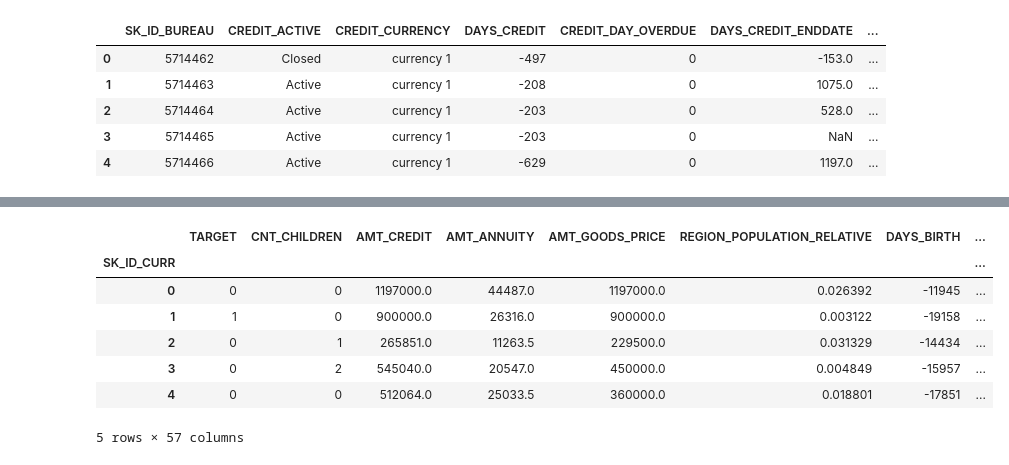
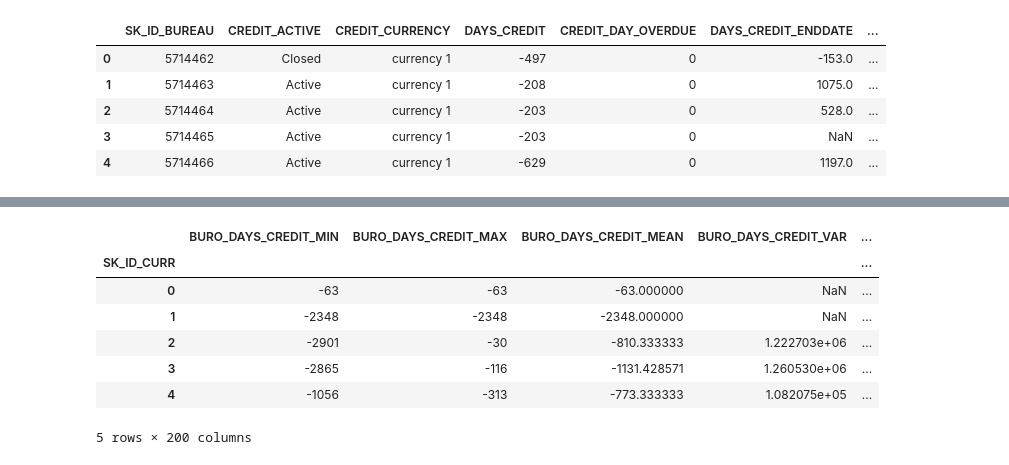
Before and after one commit to ngocngx/home-credit-default-risk, a Jupyter notebook: bureau.ipynb, the cells around one changed output, grey strips where cells are left out. Drawn from its saved outputs; the diff is of its cells as text; code cells hidden in the pictures.

Commit message:
process train and bureau

```diff
--- a/bureau.ipynb
+++ b/bureau.ipynb
@@ -242,12 +142,12 @@ memory usage: 1.0 GB
 # %%
-target = pd.read_csv('processed-data/app_train.csv', index_col=0)
-target.head()
+bureau_agg = pd.read_csv('processed-data/processed_bureau.csv', index_col=0)
+bureau_agg.head()
 # %% [output]
-|  | TARGET | CNT_CHILDREN | AMT_CREDIT | AMT_ANNUITY | AMT_GOODS_PRICE | REGION_POPULATION_RELATIVE | DAYS_BIRTH | ... |
-| SK_ID_CURR |  |  |  |  |  |  |  | ... |
-| 0 | 0 | 0 | 1197000.0 | 44487.0 | 1197000.0 | 0.026392 | -11945 | ... |
-| 1 | 1 | 0 | 900000.0 | 26316.0 | 900000.0 | 0.003122 | -19158 | ... |
-| 2 | 0 | 1 | 265851.0 | 11263.5 | 229500.0 | 0.031329 | -14434 | ... |
-| 3 | 0 | 2 | 545040.0 | 20547.0 | 450000.0 | 0.004849 | -15957 | ... |
-| 4 | 0 | 0 | 512064.0 | 25033.5 | 360000.0 | 0.018801 | -17851 | ... |
+|  | BURO_DAYS_CREDIT_MIN | BURO_DAYS_CREDIT_MAX | BURO_DAYS_CREDIT_MEAN | BURO_DAYS_CREDIT_VAR | ... |
+| SK_ID_CURR |  |  |  |  | ... |
+| 0 | -63 | -63 | -63.000000 | NaN | ... |
+| 1 | -2348 | -2348 | -2348.000000 | NaN | ... |
+| 2 | -2901 | -30 | -810.333333 | 1.222703e+06 | ... |
+| 3 | -2865 | -116 | -1131.428571 | 1.260530e+06 | ... |
+| 4 | -1056 | -313 | -773.333333 | 1.082075e+05 | ... |
-5 rows × 57 columns
+5 rows × 200 columns
```
Also changed, not shown: parts of 18 cells of this notebook, 3 other files.
